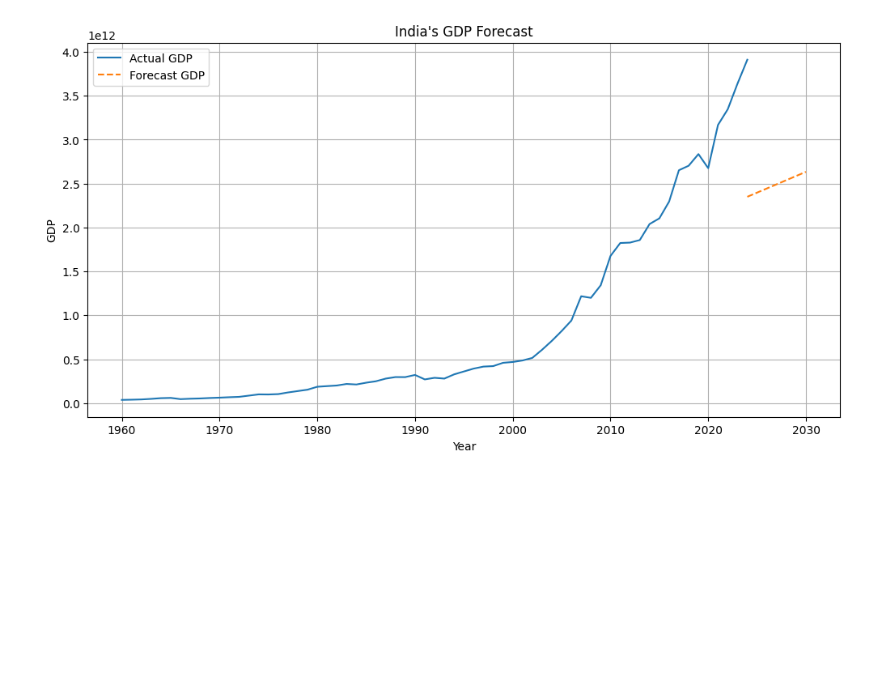
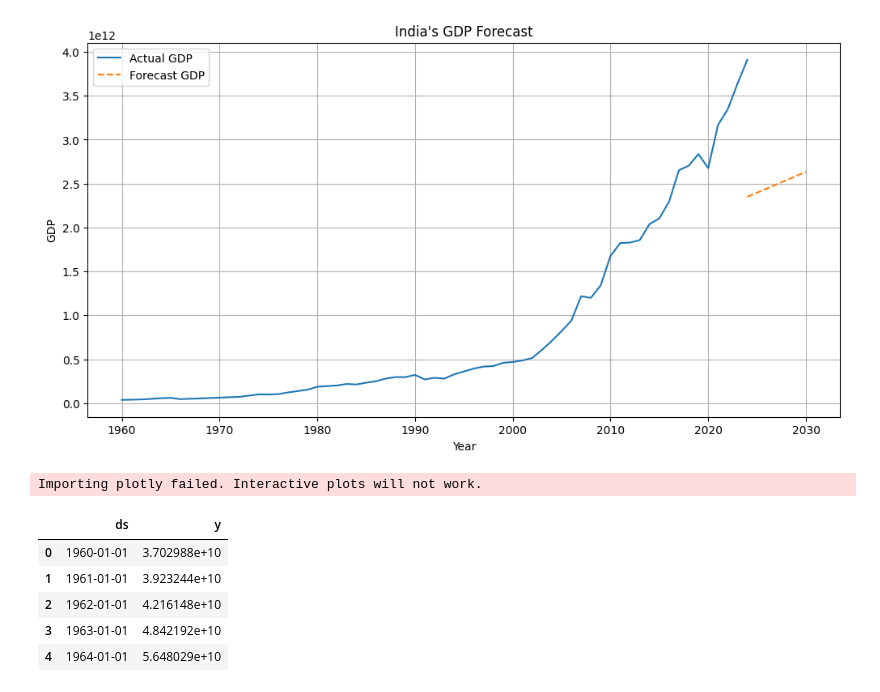
Before and after one commit to Sudhanva05/India-gdp-analysis, a Jupyter notebook: 03_gdp_forecasting.ipynb, the cells around one changed output. Cells and saved outputs as stored; diff of their text form; code cells hidden in the pictures; blank space fills up the shorter version.

```diff
--- a/03_gdp_forecasting.ipynb
+++ b/03_gdp_forecasting.ipynb
@@ -58,3 +58,22 @@ plt.grid()
 plt.show()
 # %% [output]
 [figure]
+# %%
+from prophet import Prophet
+
+prophet_df = df.reset_index()
+
+prophet_df = prophet_df.rename(columns={
+    "Year": "ds",
+    "GDP": "y"
+})
+
+prophet_df.head()
+# %% [output]
+Importing plotly failed. Interactive plots will not work.
+|  | ds | y |
+| 0 | 1960-01-01 | 3.702988e+10 |
+| 1 | 1961-01-01 | 3.923244e+10 |
+| 2 | 1962-01-01 | 4.216148e+10 |
+| 3 | 1963-01-01 | 4.842192e+10 |
+| 4 | 1964-01-01 | 5.648029e+10 |
```
Also changed, not shown: parts of 4 cells of this notebook.
